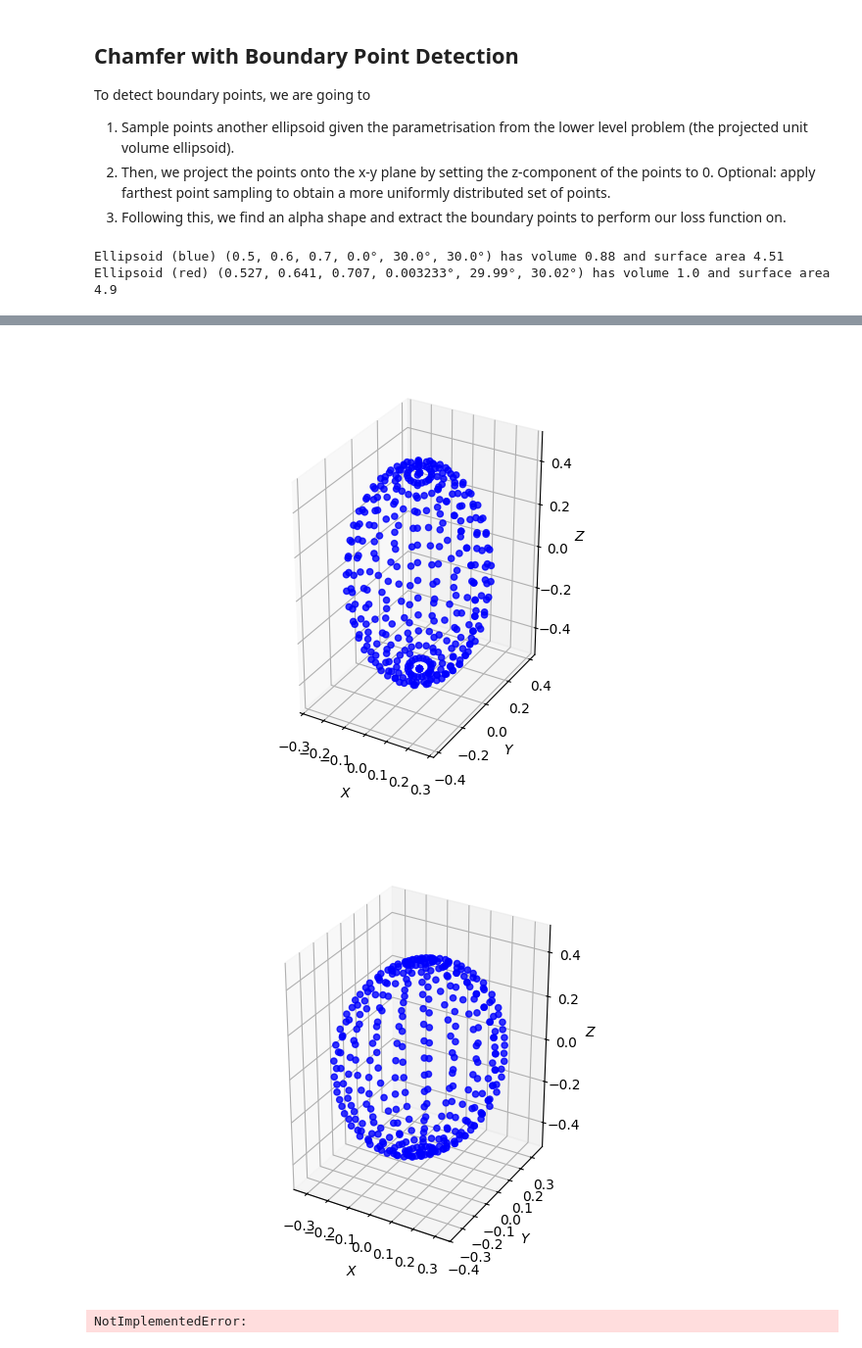
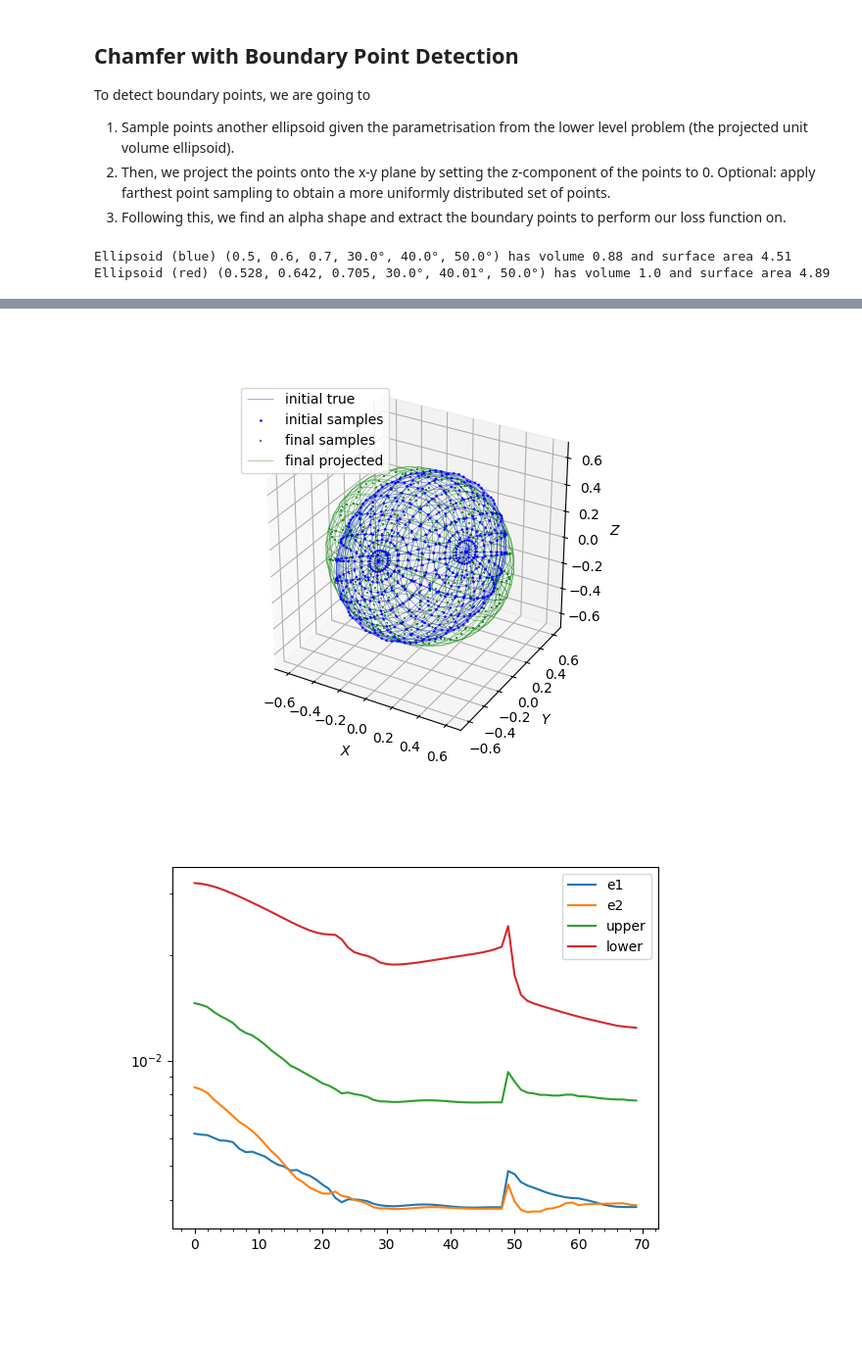
Before and after one commit to jeffreybliang/honours, a Jupyter notebook: src/3dChamferExternal.ipynb, the cells around one changed output, grey strips where cells are left out. Shown at 98% size. Drawn from its saved outputs; the diff is of its cells as text; code cells hidden in the pictures; blank space fills up the shorter version.

Commit message:
Fixed weird rotations and am trying to improve boundary gradient signal

```diff
--- a/src/3dChamferExternal.ipynb
+++ b/src/3dChamferExternal.ipynb
@@ -442,21 +442,6 @@ def outer_problem(n_pts, data, views, original_params, loss_func, n_iters=20, lr
     plt.show()
     return a_hat, b_hat, c_hat, yaw_hat, pitch_hat, roll_hat
 # %%
-def rotation_matrix_3d_batch(angles):
-    alpha, beta, gamma = angles[:,0], angles[:,1], angles[:,2] # yaw, pitch, roll
-    R = torch.stack([
-        torch.stack([cos(alpha)*cos(beta), cos(alpha)*sin(beta)*sin(gamma)-sin(alpha)*cos(gamma), cos(alpha)*sin(beta)*cos(gamma)+sin(alpha)*sin(gamma)], dim=1),
-        torch.stack([sin(alpha)*cos(beta), sin(alpha)*sin(beta)*sin(gamma)+cos(alpha)*cos(gamma), sin(alpha)*sin(beta)*cos(gamma)-cos(alpha)*sin(gamma)], dim=1),
-        torch.stack([-sin(beta), cos(beta)*sin(gamma), cos(beta)*cos(gamma)], dim=1)
-    ], dim=1)
-    return R
-
-def A_from_u_batch(u):
-    if not torch.is_tensor(u):
-        u = torch.tensor(u)
-    Lambda = torch.diag_embed(1/u[:,:3]**2)
-    Q = rotation_matrix_3d_batch(u[:,3:])
-    return Q.transpose(1,2) @ Lambda @ Q
 
 def schur_complement_batch(M):
     A, B, C, D, E, F = M[:,0,0], M[:, 1,1], M[:, 2,2], M[:, 0,1], M[:, 0,2], M[:, 1,2]
@@ -479,7 +464,7 @@ class NaiveChamferLoss(nn.Module):
         n = self.target_pts.size(0)
         ellipses = torch.empty((n, 2, 2), dtype=torch.double)
         for i, R in enumerate(self.rot_mats):
-            ellipse = schur_complement_batch(R.T @ A @ R)
+            ellipse = schur_complement_batch(R @ A @ R.T)
             ellipses[i] = ellipse
         matrix_sqrts = pos_sqrt(ellipses)
         sampled_pts = sample_pts(matrix_sqrts, m=self.m)
@@ -487,7 +472,7 @@ class NaiveChamferLoss(nn.Module):
         return chamfer_dist
 
     def chamfer(self, sampled_pts):
-        dist_matrix = torch.cdist(sampled_pts.mT, self.target_pts.mT, p=2)
+        dist_matrix = torch.cdist(sampled_pts, self.target_pts, p=2)
         min_d_sampled_to_target, _ = torch.min(dist_matrix, dim=1)
         min_d_target_to_sampled, _ = torch.min(dist_matrix, dim=2)
         chamfer_dist = min_d_sampled_to_target.mean(dim=1) + min_d_target_to_sampled.mean(dim=1)
@@ -506,7 +491,7 @@ def sample_pts(sqrtA, m=50):
     points = torch.stack([torch.cos(t), torch.sin(t)])
     inverse_sqrtA = torch.linalg.inv(sqrtA)
     sampled_pts = inverse_sqrtA @ points
-    return sampled_pts
+    return sampled_pts.mT
 
 def pos_sqrt(A):
     """
@@ -521,7 +506,7 @@ def sample_target_ellipse(m, a=1, b=1):
     sample a set of points from a target ellipse
     """
     t = 2.0 * math.pi * torch.linspace(0.0, 1.0, m, dtype=torch.double)
-    ellipse = torch.stack([a * torch.cos(t), b * torch.sin(t)])
+    ellipse = torch.stack([a * torch.cos(t), b * torch.sin(t)], dim=1)
     return ellipse
 # %%
 # sample a noisy ellipse
@@ -586,7 +576,7 @@ class PyTorchChamferLoss(nn.Module):
         n = self.target_pts.size(0)
         ellipses = torch.empty((n, 2, 2), dtype=torch.double)
         for i, R in enumerate(self.rot_mats):
-            ellipse = schur_complement_batch(R.T @ A @ R)
+            ellipse = schur_complement_batch(R @ A @ R.T)
             ellipses[i] = ellipse
         matrix_sqrts = pos_sqrt(ellipses)
         sampled_pts = sample_pts(matrix_sqrts, m=self.m)
@@ -611,6 +601,6 @@ nu = 1.0e-4
 p = 1.6075
 
 m, data, u = inner_problem((a,b,c), (yaw,pitch,roll), sqrt_m, nu, p, method="default", with_jac=False)
-u = outer_problem(m, data, views=views, original_params=u_original, loss_func=PyTorchChamferLoss, n_iters=5, with_jac=False, lr=0.3, moment=0.7, method="default")
+u = outer_problem(m, data, views=views, original_params=u_original, loss_func=PyTorchChamferLoss, n_iters=30, with_jac=False, lr=1, moment=0.7, method="default")
 # %% [output]
 Ellipsoid (blue) (0.5, 0.6, 0.7, 0.0°, 30.0°, 30.0°) has volume 0.88 and surface area 4.51
@@ -794,8 +839,8 @@ def plot_alpha_shapes(projected_pts, boundary_points, hulls):
 # %%
 # sample a noisy ellipse
 view_angles = torch.deg2rad(torch.tensor([
-    [0,0,0],
-    [10,90,45],
+    [90,0,0],
+    [0,0,90],
     # [10, 32, 96]
 ], dtype=torch.double))
 rot_mats= rotation_matrix_3d_batch(view_angles)
@@ -810,12 +855,12 @@ u_original = (a,b,c,yaw,pitch,roll)
 
 sqrt_m = 25
 a, b, c = 0.5, 0.6, 0.7
-yaw, pitch, roll =  0, 30, 30
+yaw, pitch, roll = 30, 40, 50
 nu = 1.0e-4
 p = 1.6075
 
 m, data, u = inner_problem((a,b,c), (yaw,pitch,roll), sqrt_m, nu, p, method="default", with_jac=False)
-u = outer_problem(m, data, views=views, original_params=u_original, loss_func=ChamferLossBoundary, n_iters=1, with_jac=False, lr=0.3, moment=0.7, method="default")
+u = outer_problem(m, data, views=views, original_params=u_original, loss_func=ChamferLossBoundary, n_iters=70, with_jac=False, lr=1, moment=0.9, method="default")
 # %% [output]
-Ellipsoid (blue) (0.5, 0.6, 0.7, 0.0°, 30.0°, 30.0°) has volume 0.88 and surface area 4.51
-Ellipsoid (red) (0.527, 0.641, 0.707, 0.003233°, 29.99°, 30.02°) has volume 1.0 and surface area 4.9
+Ellipsoid (blue) (0.5, 0.6, 0.7, 30.0°, 40.0°, 50.0°) has volume 0.88 and surface area 4.51
+Ellipsoid (red) (0.528, 0.642, 0.705, 30.0°, 40.01°, 50.0°) has volume 1.0 and surface area 4.89
@@ -830,3 +885,2 @@ sampledpts shape torch.Size([1, 2, 3, 400])
-[figure, old version]
+[figure, new version]
-[figure, old version]
+[figure, new version]
-NotImplementedError:
```
Also changed, not shown: parts of 13 cells of this notebook.
